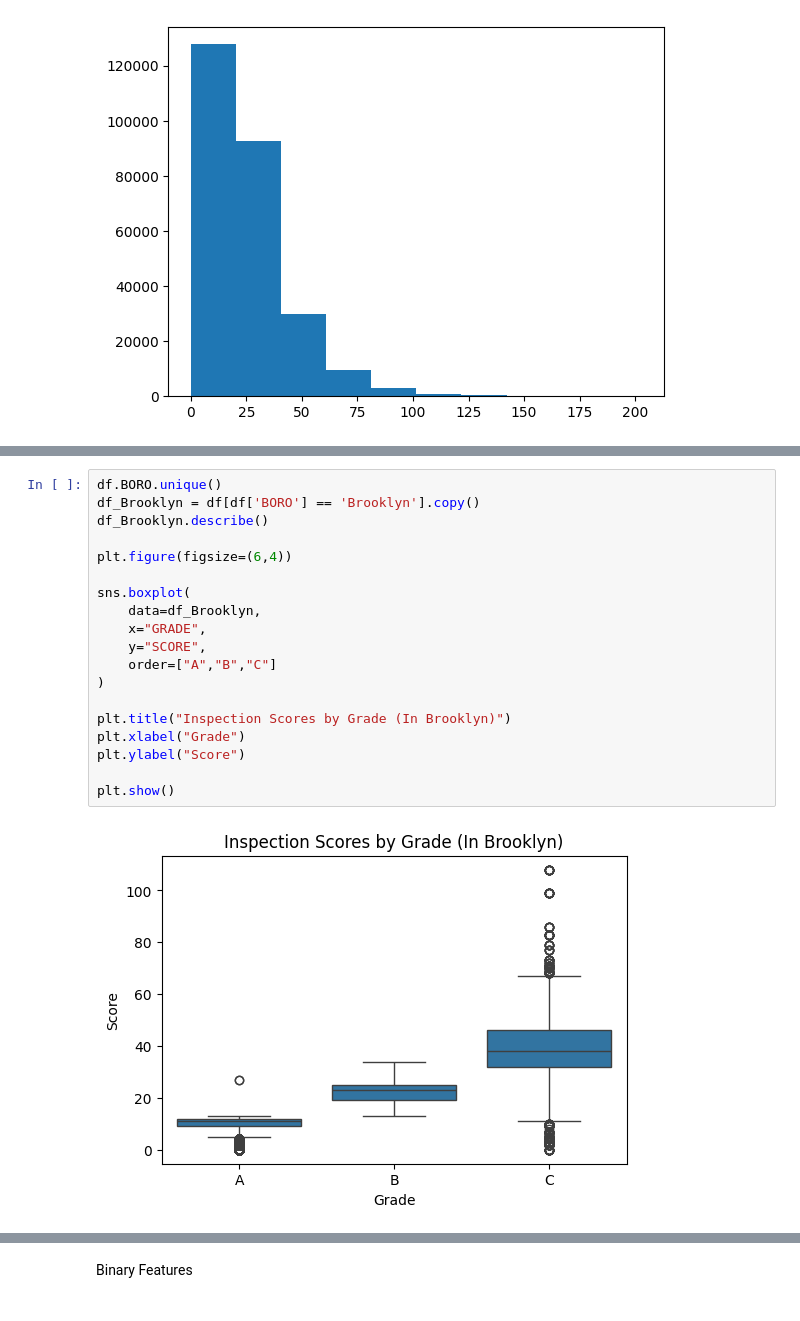
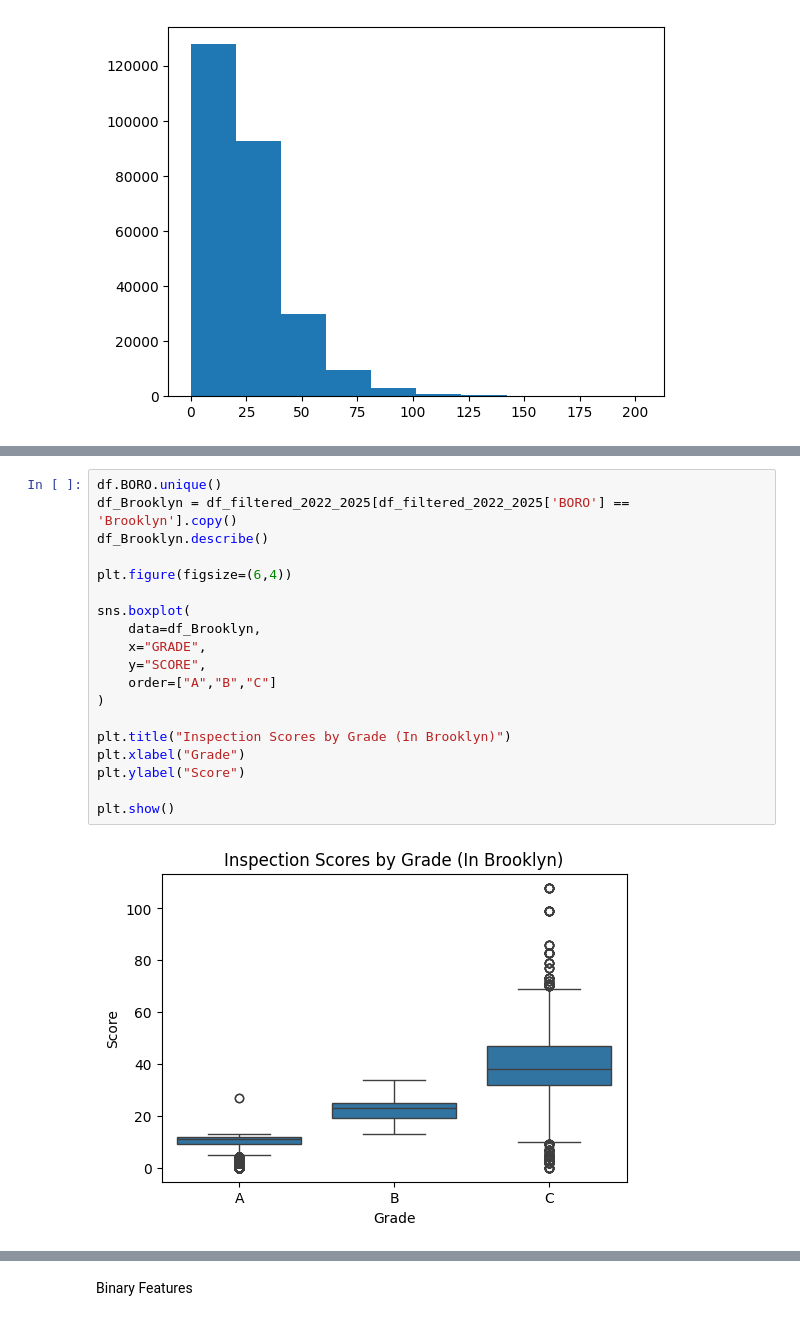
Before and after one commit to SU-IST707-SP26/group-project-team-pandas, a Jupyter notebook: work/01_initial_exploration.ipynb, the cells around one changed output, grey strips where cells are left out. Cells and saved outputs as stored; diff of their text form.

```diff
--- a/work/01_initial_exploration.ipynb
+++ b/work/01_initial_exploration.ipynb
@@ -316,24 +332,24 @@ plt.show()
 [figure]
 # %%
 df.BORO.unique()
-df_Brooklyn = df[df['BORO'] == 'Brooklyn'].copy()
+df_Brooklyn = df_filtered_2022_2025[df_filtered_2022_2025['BORO'] == 'Brooklyn'].copy()
 df_Brooklyn.describe()
 
 plt.figure(figsize=(6,4))
 
 sns.boxplot(
     data=df_Brooklyn,
     x="GRADE",
     y="SCORE",
     order=["A","B","C"]
 )
 
 plt.title("Inspection Scores by Grade (In Brooklyn)")
 plt.xlabel("Grade")
 plt.ylabel("Score")
 
 plt.show()
 # %% [output]
-[figure, old version]
+[figure, new version]
 # %%
 df.BORO.unique()
```
Also changed, not shown: parts of 8 cells of this notebook.
